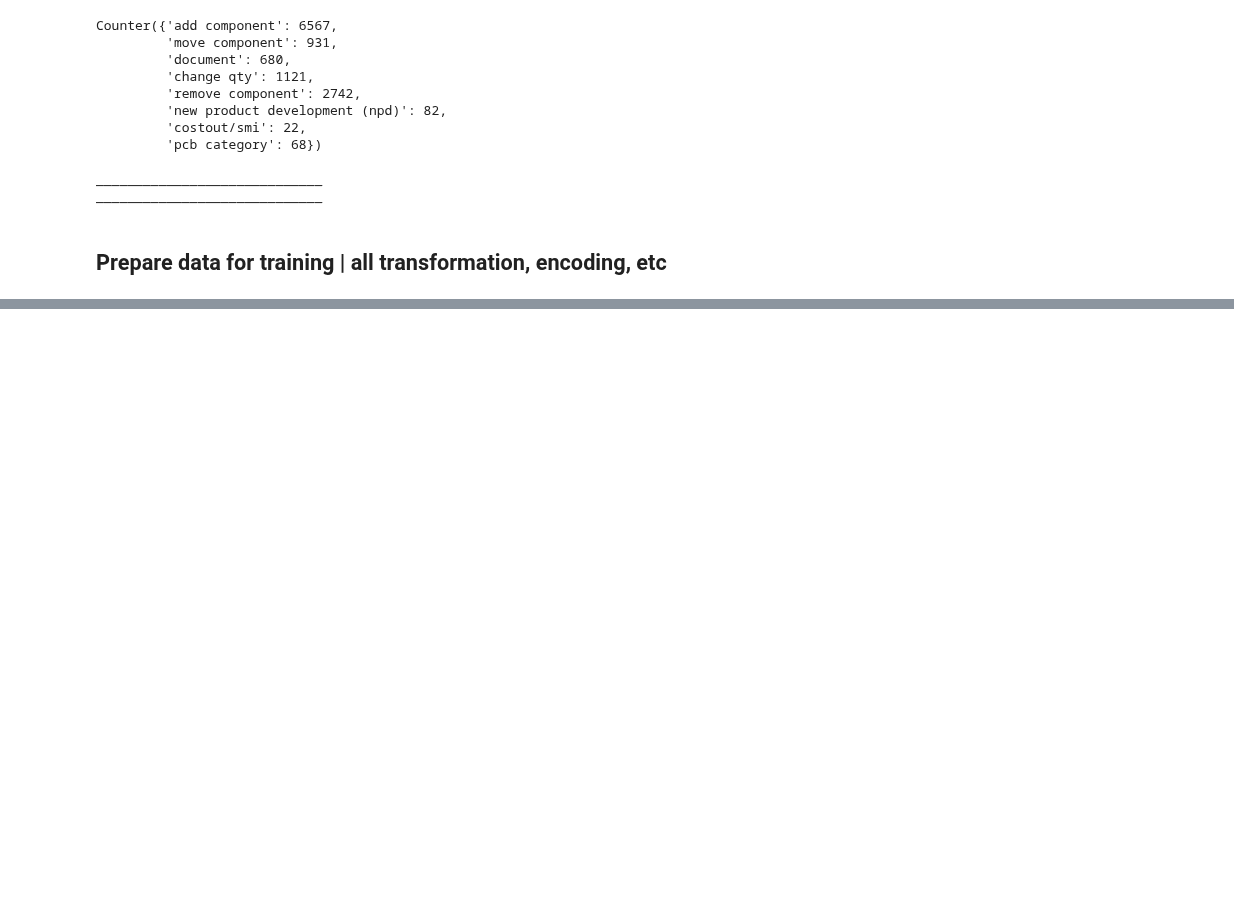
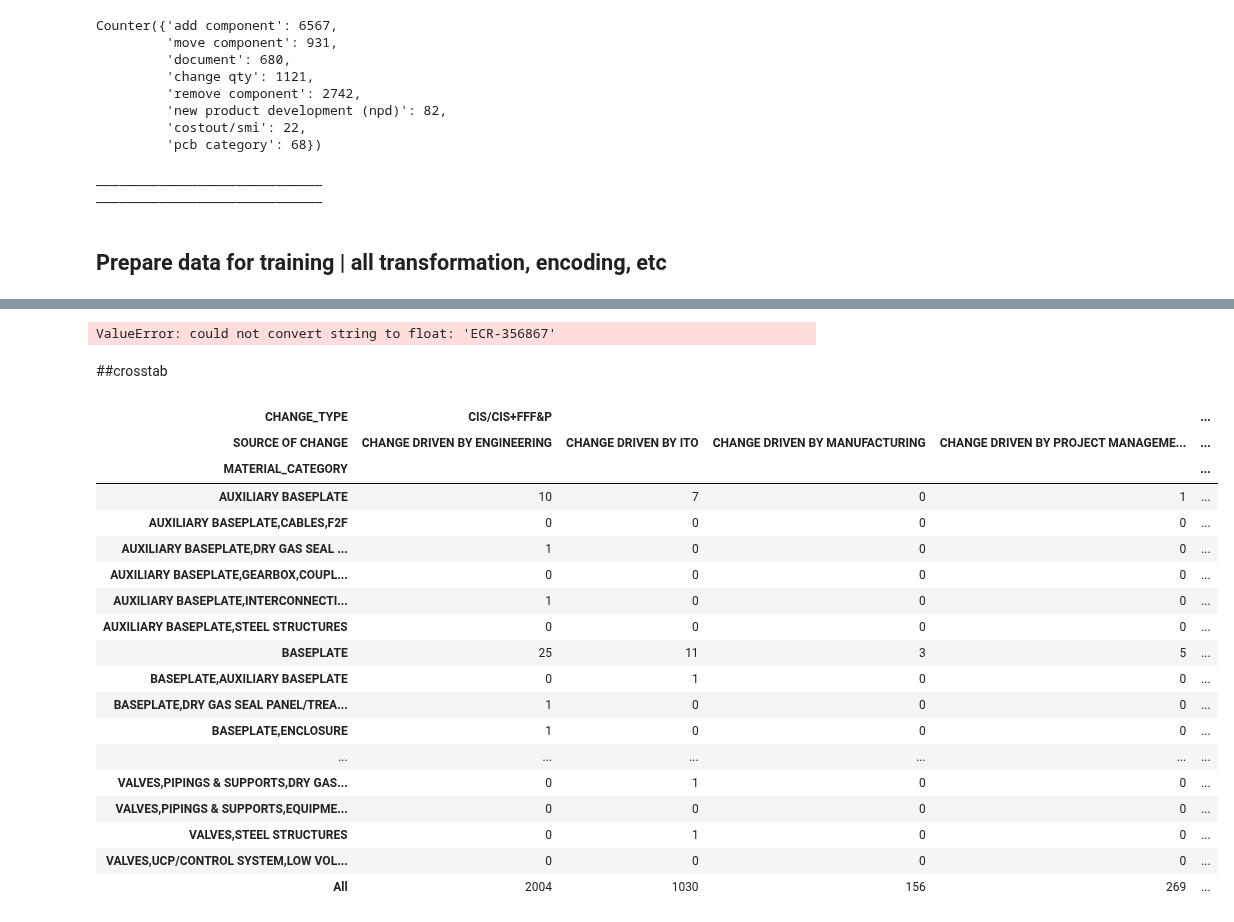
Before and after one commit to adnaksbhat/Colab_JupyterNotebooks, a Jupyter notebook: ecr_all_closed_2020_2024.ipynb, the cells around one changed output, grey strips where cells are left out. Drawn from its saved outputs; the diff is of its cells as text; code cells hidden in the pictures; blank space fills up the shorter version.

```diff
--- a/ecr_all_closed_2020_2024.ipynb
+++ b/ecr_all_closed_2020_2024.ipynb
@@ -1399,0 +1404,6 @@ df = translate_column(df, 'DESCRIPTION')
+# %%
+import pandas as pd
+
+df=pd.read_csv("/content/df_final.csv")
+# %%
+df.drop(['Unnamed: 0.2','Unnamed: 0.1','Unnamed: 0'], axis=1, inplace=True)
@@ -1399,0 +1456,28 @@ df = translate_column(df, 'DESCRIPTION')
+# %%
+corr_matrix=df.corr()
+# %% [output]
+ValueError: could not convert string to float: 'ECR-356867'
+# %% [markdown]
+##crosstab
+# %%
+pd.crosstab(df["MATERIAL_CATEGORY"], [df['CHANGE_TYPE'], df['SOURCE OF CHANGE']], margins=True )
+# %% [output]
+| CHANGE_TYPE | CIS/CIS+FFF&P |  |  |  | ... |
+| SOURCE OF CHANGE | CHANGE DRIVEN BY ENGINEERING | CHANGE DRIVEN BY ITO | CHANGE DRIVEN BY MANUFACTURING | CHANGE DRIVEN BY PROJECT MANAGEME... | ... |
+| MATERIAL_CATEGORY |  |  |  |  | ... |
+| AUXILIARY BASEPLATE | 10 | 7 | 0 | 1 | ... |
+| AUXILIARY BASEPLATE,CABLES,F2F | 0 | 0 | 0 | 0 | ... |
+| AUXILIARY BASEPLATE,DRY GAS SEAL ... | 1 | 0 | 0 | 0 | ... |
+| AUXILIARY BASEPLATE,GEARBOX,COUPL... | 0 | 0 | 0 | 0 | ... |
+| AUXILIARY BASEPLATE,INTERCONNECTI... | 1 | 0 | 0 | 0 | ... |
+| AUXILIARY BASEPLATE,STEEL STRUCTURES | 0 | 0 | 0 | 0 | ... |
+| BASEPLATE | 25 | 11 | 3 | 5 | ... |
+| BASEPLATE,AUXILIARY BASEPLATE | 0 | 1 | 0 | 0 | ... |
+| BASEPLATE,DRY GAS SEAL PANEL/TREA... | 1 | 0 | 0 | 0 | ... |
+| BASEPLATE,ENCLOSURE | 1 | 0 | 0 | 0 | ... |
+| ... | ... | ... | ... | ... | ... |
+| VALVES,PIPINGS & SUPPORTS,DRY GAS... | 0 | 1 | 0 | 0 | ... |
+| VALVES,PIPINGS & SUPPORTS,EQUIPME... | 0 | 0 | 0 | 0 | ... |
+| VALVES,STEEL STRUCTURES | 0 | 1 | 0 | 0 | ... |
+| VALVES,UCP/CONTROL SYSTEM,LOW VOL... | 0 | 0 | 0 | 0 | ... |
+| All | 2004 | 1030 | 156 | 269 | ... |
```
Also changed, not shown: parts of 23 cells of this notebook.
